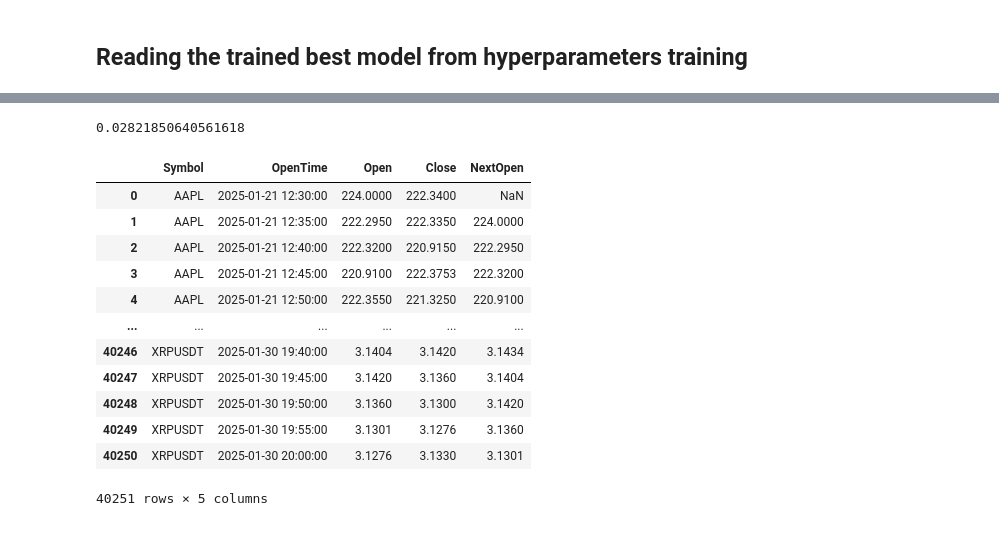
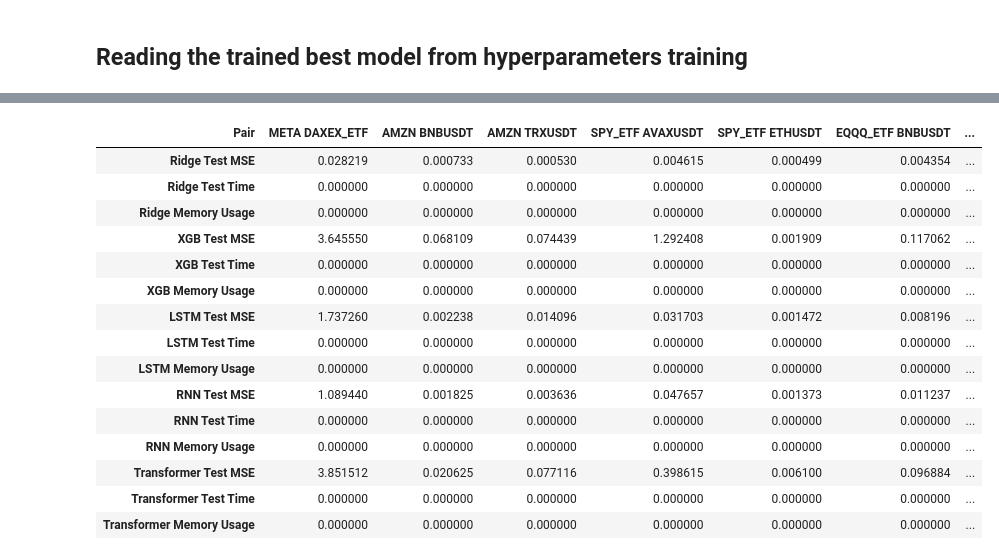
Before and after one commit to nite4/mscfe-masters-project, a Jupyter notebook: src/run_strategy.ipynb, the cells around one changed output, grey strips where cells are left out. Drawn from its saved outputs; the diff is of its cells as text; code cells hidden in the pictures.

```diff
--- a/src/run_strategy.ipynb
+++ b/src/run_strategy.ipynb
@@ -416,4 +525,0 @@ Failed to run Transformer model: cannot access local variable 'X_train' where it
-# %%
-ridge_mse
-# %% [output]
-0.02821850640561618
@@ -433,16 +525,0 @@ df_temp = (df_temp
-# %%
-df_temp
-# %% [output]
-|  | Symbol | OpenTime | Open | Close | NextOpen |
-| 0 | AAPL | 2025-01-21 12:30:00 | 224.0000 | 222.3400 | NaN |
-| 1 | AAPL | 2025-01-21 12:35:00 | 222.2950 | 222.3350 | 224.0000 |
-| 2 | AAPL | 2025-01-21 12:40:00 | 222.3200 | 220.9150 | 222.2950 |
-| 3 | AAPL | 2025-01-21 12:45:00 | 220.9100 | 222.3753 | 222.3200 |
-| 4 | AAPL | 2025-01-21 12:50:00 | 222.3550 | 221.3250 | 220.9100 |
-| ... | ... | ... | ... | ... | ... |
-| 40246 | XRPUSDT | 2025-01-30 19:40:00 | 3.1404 | 3.1420 | 3.1434 |
-| 40247 | XRPUSDT | 2025-01-30 19:45:00 | 3.1420 | 3.1360 | 3.1404 |
-| 40248 | XRPUSDT | 2025-01-30 19:50:00 | 3.1360 | 3.1300 | 3.1420 |
-| 40249 | XRPUSDT | 2025-01-30 19:55:00 | 3.1301 | 3.1276 | 3.1360 |
-| 40250 | XRPUSDT | 2025-01-30 20:00:00 | 3.1276 | 3.1330 | 3.1301 |
-40251 rows × 5 columns
@@ -452,0 +526,20 @@ df_test
+# %%
+tuned_performance_df = pd.DataFrame(tuned_performance).set_index('Pair').T
+display(tuned_performance_df)
+# %% [output]
+| Pair | META DAXEX_ETF | AMZN BNBUSDT | AMZN TRXUSDT | SPY_ETF AVAXUSDT | SPY_ETF ETHUSDT | EQQQ_ETF BNBUSDT | ... |
+| Ridge Test MSE | 0.028219 | 0.000733 | 0.000530 | 0.004615 | 0.000499 | 0.004354 | ... |
+| Ridge Test Time | 0.000000 | 0.000000 | 0.000000 | 0.000000 | 0.000000 | 0.000000 | ... |
+| Ridge Memory Usage | 0.000000 | 0.000000 | 0.000000 | 0.000000 | 0.000000 | 0.000000 | ... |
+| XGB Test MSE | 3.645550 | 0.068109 | 0.074439 | 1.292408 | 0.001909 | 0.117062 | ... |
+| XGB Test Time | 0.000000 | 0.000000 | 0.000000 | 0.000000 | 0.000000 | 0.000000 | ... |
+| XGB Memory Usage | 0.000000 | 0.000000 | 0.000000 | 0.000000 | 0.000000 | 0.000000 | ... |
+| LSTM Test MSE | 1.737260 | 0.002238 | 0.014096 | 0.031703 | 0.001472 | 0.008196 | ... |
+| LSTM Test Time | 0.000000 | 0.000000 | 0.000000 | 0.000000 | 0.000000 | 0.000000 | ... |
+| LSTM Memory Usage | 0.000000 | 0.000000 | 0.000000 | 0.000000 | 0.000000 | 0.000000 | ... |
+| RNN Test MSE | 1.089440 | 0.001825 | 0.003636 | 0.047657 | 0.001373 | 0.011237 | ... |
+| RNN Test Time | 0.000000 | 0.000000 | 0.000000 | 0.000000 | 0.000000 | 0.000000 | ... |
+| RNN Memory Usage | 0.000000 | 0.000000 | 0.000000 | 0.000000 | 0.000000 | 0.000000 | ... |
+| Transformer Test MSE | 3.851512 | 0.020625 | 0.077116 | 0.398615 | 0.006100 | 0.096884 | ... |
+| Transformer Test Time | 0.000000 | 0.000000 | 0.000000 | 0.000000 | 0.000000 | 0.000000 | ... |
+| Transformer Memory Usage | 0.000000 | 0.000000 | 0.000000 | 0.000000 | 0.000000 | 0.000000 | ... |
```
Also changed, not shown: parts of 9 cells of this notebook, 1 other file.
